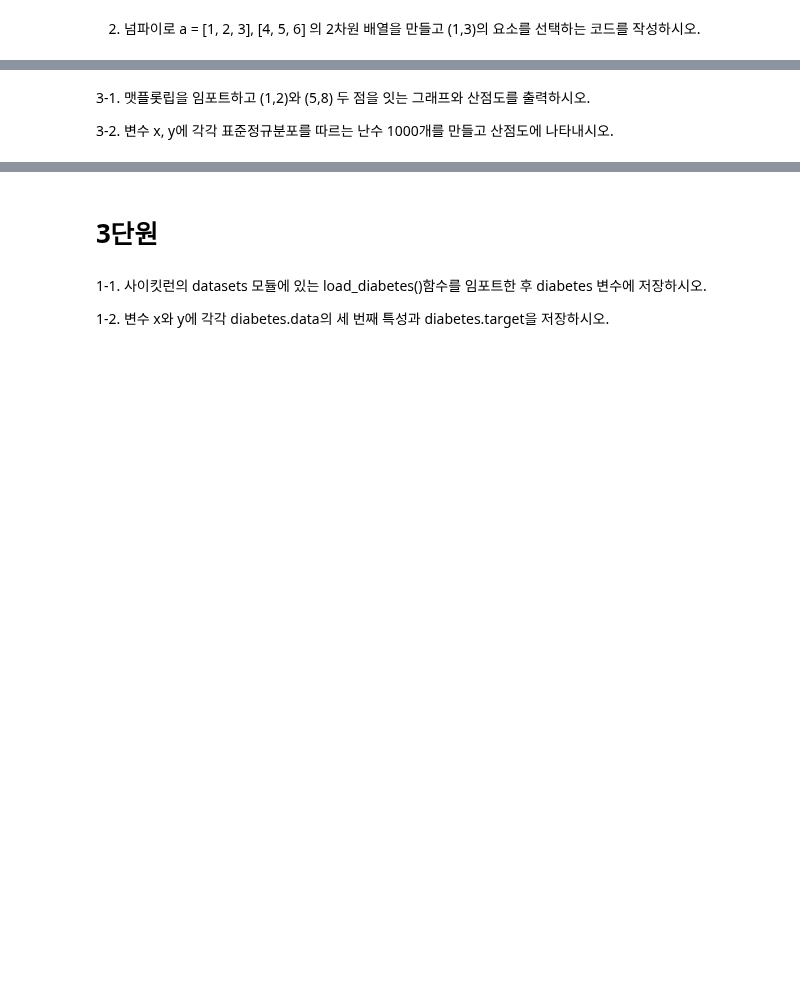
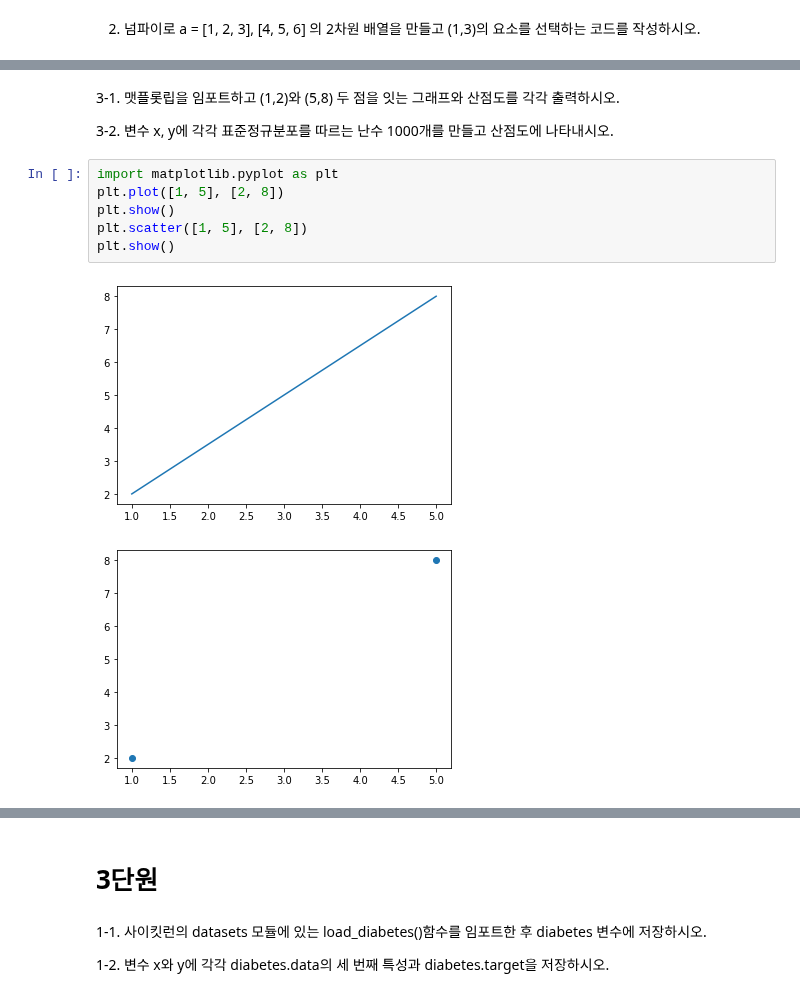
Before and after one commit to alangkim/fchollet, a Jupyter notebook: Do_it_딥러닝_입문_코딩_문제.ipynb, the cells around one changed output, grey strips where cells are left out. Drawn from its saved outputs; the diff is of its cells as text; blank space fills up the shorter version.

```diff
--- a/Do_it_딥러닝_입문_코딩_문제.ipynb
+++ b/Do_it_딥러닝_입문_코딩_문제.ipynb
@@ -9,4 +22,13 @@
 # %% [markdown]
-3-1. 맷플롯립을 임포트하고 (1,2)와 (5,8) 두 점을 잇는 그래프와 산점도를 출력하시오.
+3-1. 맷플롯립을 임포트하고 (1,2)와 (5,8) 두 점을 잇는 그래프와 산점도를 각각 출력하시오.
 
 3-2. 변수 x, y에 각각 표준정규분포를 따르는 난수 1000개를 만들고 산점도에 나타내시오.
+# %%
+import matplotlib.pyplot as plt
+plt.plot([1, 5], [2, 8])
+plt.show()
+plt.scatter([1, 5], [2, 8])
+plt.show()
+# %% [output]
+[figure, added]
+[figure, added]
```
Also changed, not shown: parts of 6 cells of this notebook.
